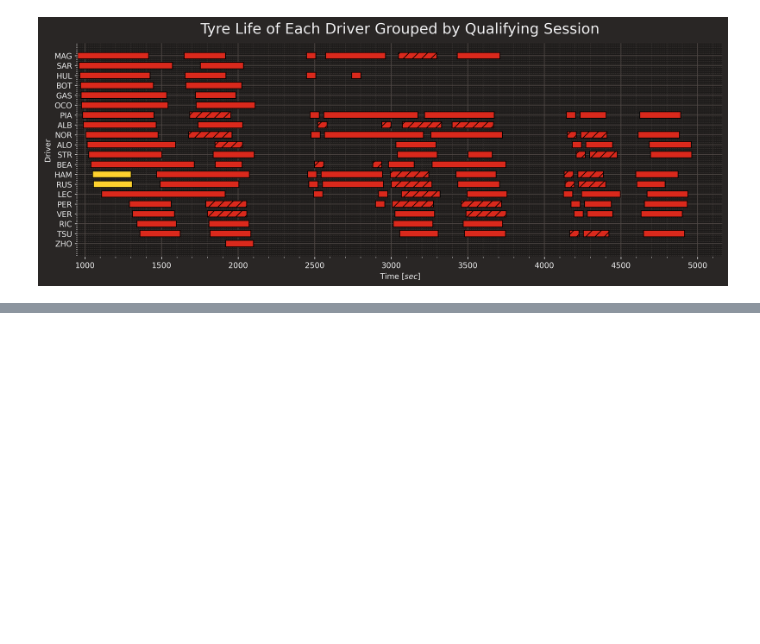
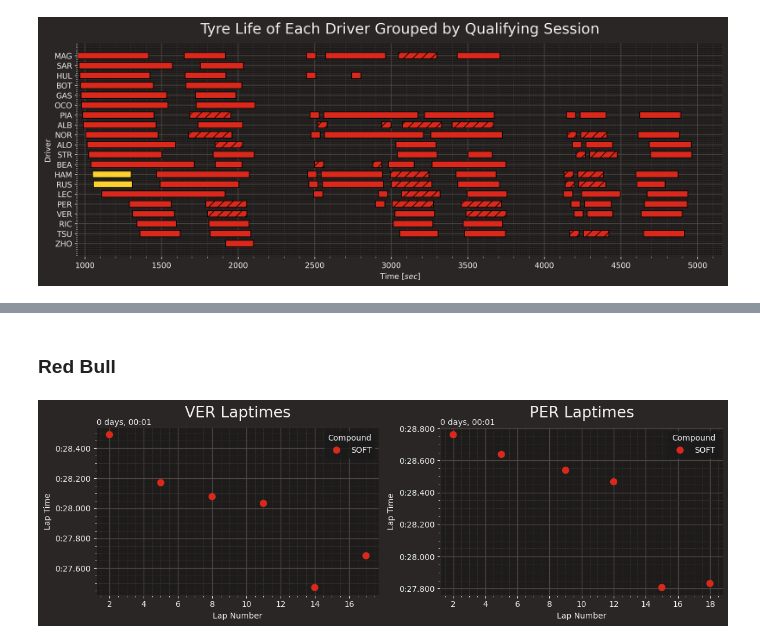
Before and after one commit to visciric/Projects, a Jupyter notebook: F1 Data Analysis/season_2024/02_Jeddah/Qualifying.ipynb, the cells around one changed output, grey strips where cells are left out. Saved outputs shown, nothing was run; the diff lists cells and outputs as text; code cells hidden in the pictures; blank space fills up the shorter version.

```diff
--- a/F1 Data Analysis/season_2024/02_Jeddah/Qualifying.ipynb
+++ b/F1 Data Analysis/season_2024/02_Jeddah/Qualifying.ipynb
@@ -146,0 +270,6 @@ plt.show()
+# %% [markdown]
+### Red Bull
+# %%
+plot_driver_laptimes(get_drivers_of_teams('Red Bull Racing'), session)
+# %% [output]
+[figure, added]
```
Also changed, not shown: parts of 21 cells of this notebook, 2 other files.
